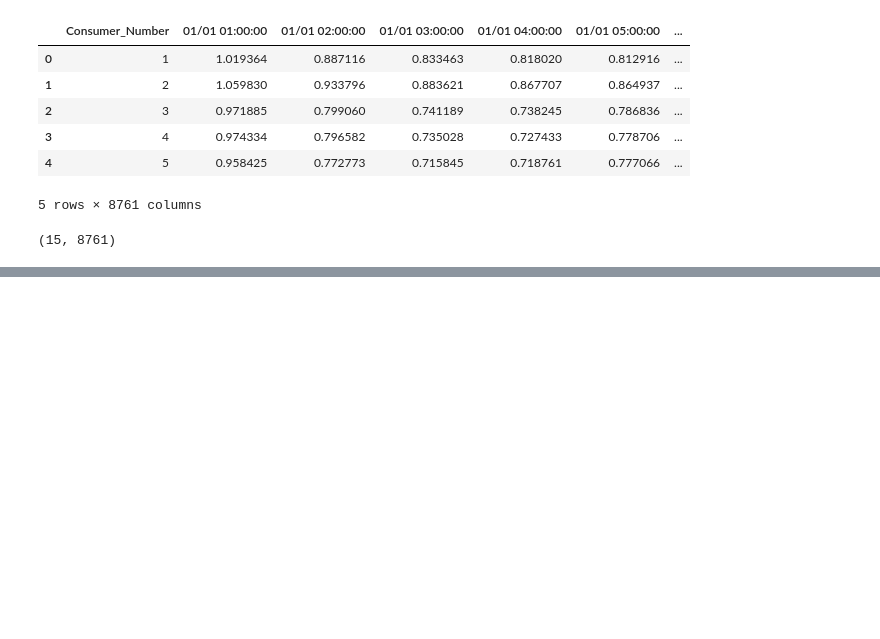
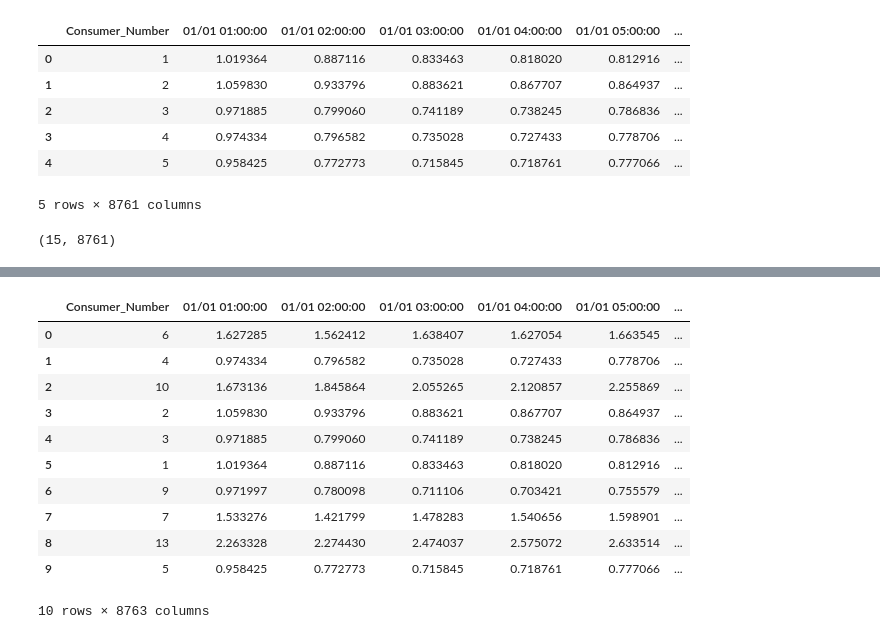
Before and after one commit to rohan7grover/energy-fraud-detection_ML-model, a Jupyter notebook: model.ipynb, the cells around one changed output, grey strips where cells are left out. Saved outputs shown, nothing was run; the diff lists cells and outputs as text; code cells hidden in the pictures; blank space fills up the shorter version.

```diff
--- a/model.ipynb
+++ b/model.ipynb
@@ -16,7 +16,7 @@ dataset.shape
 # %% [output]
 (15, 8761)
 # %%
-data = dataset.sample(frac=0.95, random_state=786)
+data = dataset.sample(frac=0.70, random_state=786)
 data_unseen = dataset.drop(data.index)
 
 data.reset_index(drop=True, inplace=True)
@@ -58,3 +106,16 @@ unseen_predictions.head()
 # %%
 data_predictions = predict_model(iforest, data = data)
-data_predictions.head()
+data_predictions
+# %% [output]
+|  | Consumer_Number | 01/01 01:00:00 | 01/01 02:00:00 | 01/01 03:00:00 | 01/01 04:00:00 | 01/01 05:00:00 | ... |
+| 0 | 6 | 1.627285 | 1.562412 | 1.638407 | 1.627054 | 1.663545 | ... |
+| 1 | 4 | 0.974334 | 0.796582 | 0.735028 | 0.727433 | 0.778706 | ... |
+| 2 | 10 | 1.673136 | 1.845864 | 2.055265 | 2.120857 | 2.255869 | ... |
+| 3 | 2 | 1.059830 | 0.933796 | 0.883621 | 0.867707 | 0.864937 | ... |
+| 4 | 3 | 0.971885 | 0.799060 | 0.741189 | 0.738245 | 0.786836 | ... |
+| 5 | 1 | 1.019364 | 0.887116 | 0.833463 | 0.818020 | 0.812916 | ... |
+| 6 | 9 | 0.971997 | 0.780098 | 0.711106 | 0.703421 | 0.755579 | ... |
+| 7 | 7 | 1.533276 | 1.421799 | 1.478283 | 1.540656 | 1.598901 | ... |
+| 8 | 13 | 2.263328 | 2.274430 | 2.474037 | 2.575072 | 2.633514 | ... |
+| 9 | 5 | 0.958425 | 0.772773 | 0.715845 | 0.718761 | 0.777066 | ... |
+10 rows × 8763 columns
```
Also changed, not shown: parts of 9 cells of this notebook.
